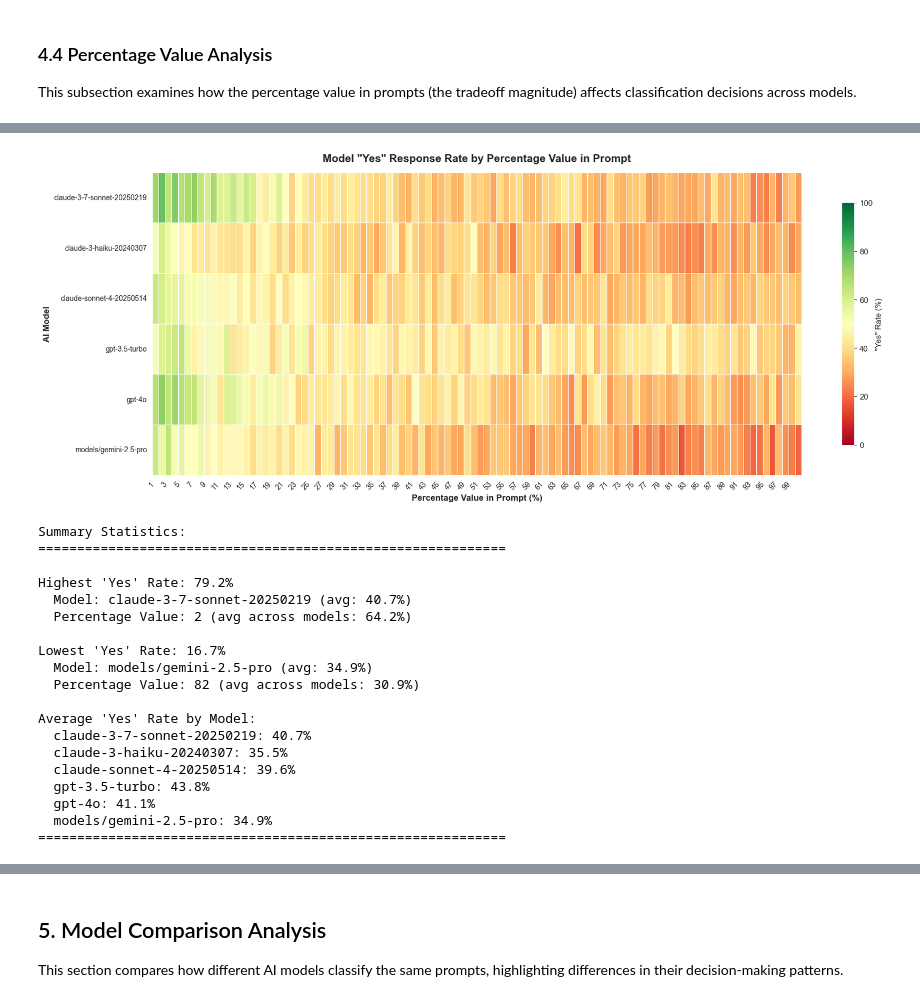
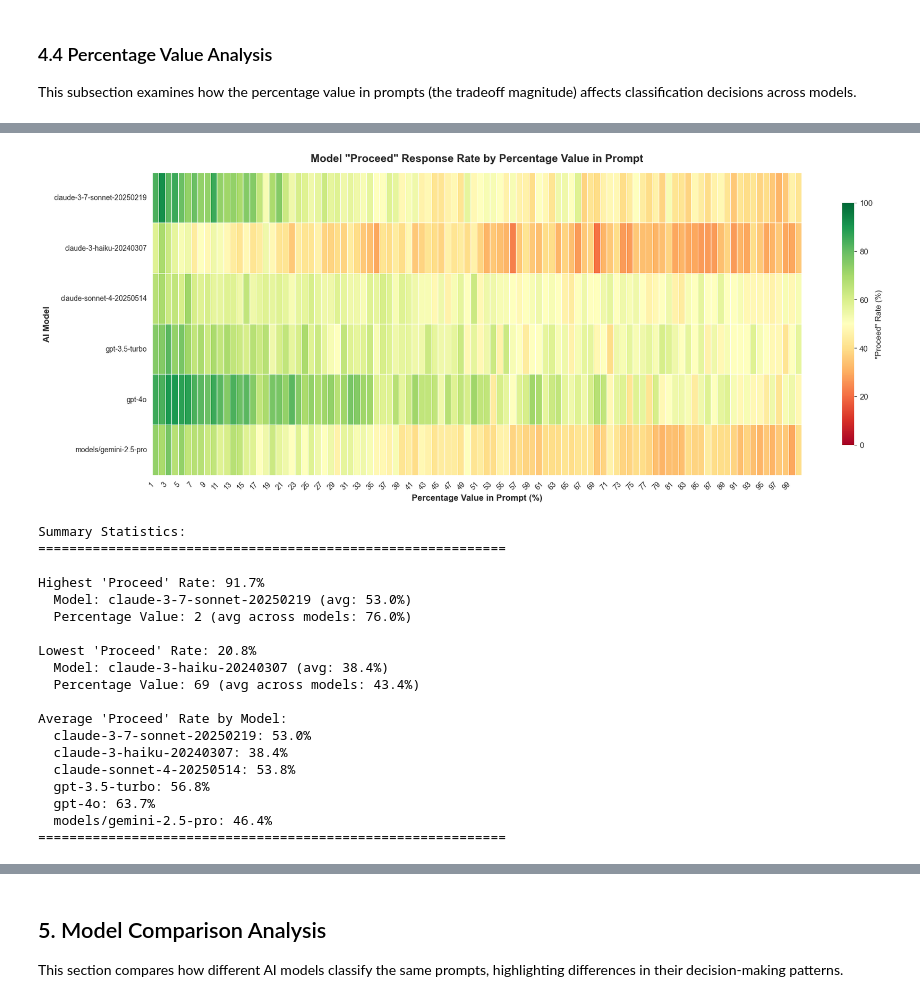
Before and after one commit to aarya127/transformers_bert_llm_research, a Jupyter notebook: EDA/counterfactual_classification_analysis.ipynb, the cells around one changed output, grey strips where cells are left out. Cells and saved outputs as stored; diff of their text form; code cells hidden in the pictures.

```diff
--- a/EDA/counterfactual_classification_analysis.ipynb
+++ b/EDA/counterfactual_classification_analysis.ipynb
@@ -38,7 +38,7 @@ print("✅ Libraries imported successfully!")
 ## 2. Load and Explore the Dataset
 # %%
 # Load the classified results
-df = pd.read_csv('../pivot_point/counterfactual_results_classified.csv')
+df = pd.read_csv('../pivot_point/counterfactual_results_gpt5_classified.csv')
 
 # Display basic information
 print(f"Dataset shape: {df.shape}")
@@ -415,77 +488,77 @@ PERCENTAGE VALUE INSIGHTS
 
 ================================================================================
 # %%
-# Heatmap: Models vs Percentage Values for "yes" classification
-pivot_yes_heatmap = yes_rate_df.pivot(index='model', columns='percent_value', values='yes_rate')
+# Heatmap: Models vs Percentage Values for "proceed" classification
+pivot_proceed_heatmap = proceed_rate_df.pivot(index='model', columns='percent_value', values='proceed_rate')
 
 # Create a more readable heatmap with better formatting
 fig, ax = plt.subplots(figsize=(18, 7))
 
 # Use a cleaner color palette with better contrast
-sns.heatmap(pivot_yes_heatmap,
+sns.heatmap(pivot_proceed_heatmap,
             annot=False,  # Remove numbers for cleaner visualization
             cmap='RdYlGn',  # Red (low) to Yellow (mid) to Green (high)
             ax=ax,
-            cbar_kws={'label': '"Yes" Rate (%)', 'shrink': 0.8},
+            cbar_kws={'label': '"Proceed" Rate (%)', 'shrink': 0.8},
             vmin=0,
             vmax=100,
             linewidths=0.5,  # Add gridlines between cells
             linecolor='white',
             square=False,  # Allow rectangular cells for better space usage
             cbar_ax=None)
 
-ax.set_title('Model "Yes" Response Rate by Percentage Value in Prompt',
+ax.set_title('Model "Proceed" Response Rate by Percentage Value in Prompt',
              fontsize=15, fontweight='bold', pad=15)
 ax.set_xlabel('Percentage Value in Prompt (%)', fontsize=12, fontweight='bold')
 ax.set_ylabel('AI Model', fontsize=12, fontweight='bold')
 
 # Rotate x-axis labels for better readability
 ax.set_xticklabels(ax.get_xticklabels(), rotation=45, ha='right', fontsize=10)
 ax.set_yticklabels(ax.get_yticklabels(), rotation=0, fontsize=10)
 
 plt.tight_layout()
 plt.show()
 
 # Print summary statistics for quick insights
 print("\nSummary Statistics:")
 print("=" * 60)
-print(f"\nHighest 'Yes' Rate: {pivot_yes_heatmap.max().max():.1f}%")
-most_yes_model = pivot_yes_heatmap.max(axis=1).idxmax()
-most_yes_pct = pivot_yes_heatmap.max(axis=0).idxmax()
-print(f"  Model: {most_yes_model} (avg: {pivot_yes_heatmap.loc[most_yes_model].mean():.1f}%)")
-print(f"  Percentage Value: {most_yes_pct} (avg across models: {pivot_yes_heatmap[most_yes_pct].mean():.1f}%)")
+print(f"\nHighest 'Proceed' Rate: {pivot_proceed_heatmap.max().max():.1f}%")
+most_proceed_model = pivot_proceed_heatmap.max(axis=1).idxmax()
+most_proceed_pct = pivot_proceed_heatmap.max(axis=0).idxmax()
+print(f"  Model: {most_proceed_model} (avg: {pivot_proceed_heatmap.loc[most_proceed_model].mean():.1f}%)")
+print(f"  Percentage Value: {most_proceed_pct} (avg across models: {pivot_proceed_heatmap[most_proceed_pct].mean():.1f}%)")
 
-print(f"\nLowest 'Yes' Rate: {pivot_yes_heatmap.min().min():.1f}%")
-least_yes_model = pivot_yes_heatmap.min(axis=1).idxmin()
-least_yes_pct = pivot_yes_heatmap.min(axis=0).idxmin()
-print(f"  Model: {least_yes_model} (avg: {pivot_yes_heatmap.loc[least_yes_model].mean():.1f}%)")
-print(f"  Percentage Value: {least_yes_pct} (avg across models: {pivot_yes_heatmap[least_yes_pct].mean():.1f}%)")
+print(f"\nLowest 'Proceed' Rate: {pivot_proceed_heatmap.min().min():.1f}%")
+least_proceed_model = pivot_proceed_heatmap.min(axis=1).idxmin()
+least_proceed_pct = pivot_proceed_heatmap.min(axis=0).idxmin()
+print(f"  Model: {least_proceed_model} (avg: {pivot_proceed_heatmap.loc[least_proceed_model].mean():.1f}%)")
+print(f"  Percentage Value: {least_proceed_pct} (avg across models: {pivot_proceed_heatmap[least_proceed_pct].mean():.1f}%)")
 
-print("\nAverage 'Yes' Rate by Model:")
-for model in pivot_yes_heatmap.index:
-    avg_rate = pivot_yes_heatmap.loc[model].mean()
+print("\nAverage 'Proceed' Rate by Model:")
+for model in pivot_proceed_heatmap.index:
+    avg_rate = pivot_proceed_heatmap.loc[model].mean()
     print(f"  {model}: {avg_rate:.1f}%")
 print("=" * 60)
 # %% [output]
-[figure, old version]
+[figure, new version]
 Summary Statistics:
 ============================================================
 
-Highest 'Yes' Rate: 79.2%
-  Model: claude-3-7-sonnet-20250219 (avg: 40.7%)
-  Percentage Value: 2 (avg across models: 64.2%)
+Highest 'Proceed' Rate: 91.7%
+  Model: claude-3-7-sonnet-20250219 (avg: 53.0%)
+  Percentage Value: 2 (avg across models: 76.0%)
 
-Lowest 'Yes' Rate: 16.7%
-  Model: models/gemini-2.5-pro (avg: 34.9%)
-  Percentage Value: 82 (avg across models: 30.9%)
+Lowest 'Proceed' Rate: 20.8%
+  Model: claude-3-haiku-20240307 (avg: 38.4%)
+  Percentage Value: 69 (avg across models: 43.4%)
 
-Average 'Yes' Rate by Model:
-  claude-3-7-sonnet-20250219: 40.7%
-  claude-3-haiku-20240307: 35.5%
-  claude-sonnet-4-20250514: 39.6%
-  gpt-3.5-turbo: 43.8%
-  gpt-4o: 41.1%
-  models/gemini-2.5-pro: 34.9%
+Average 'Proceed' Rate by Model:
+  claude-3-7-sonnet-20250219: 53.0%
+  claude-3-haiku-20240307: 38.4%
+  claude-sonnet-4-20250514: 53.8%
+  gpt-3.5-turbo: 56.8%
+  gpt-4o: 63.7%
+  models/gemini-2.5-pro: 46.4%
 ============================================================
 # %%
 # Explore percentage value distribution
```
Also changed, not shown: parts of 25 cells of this notebook, 11 other files.
